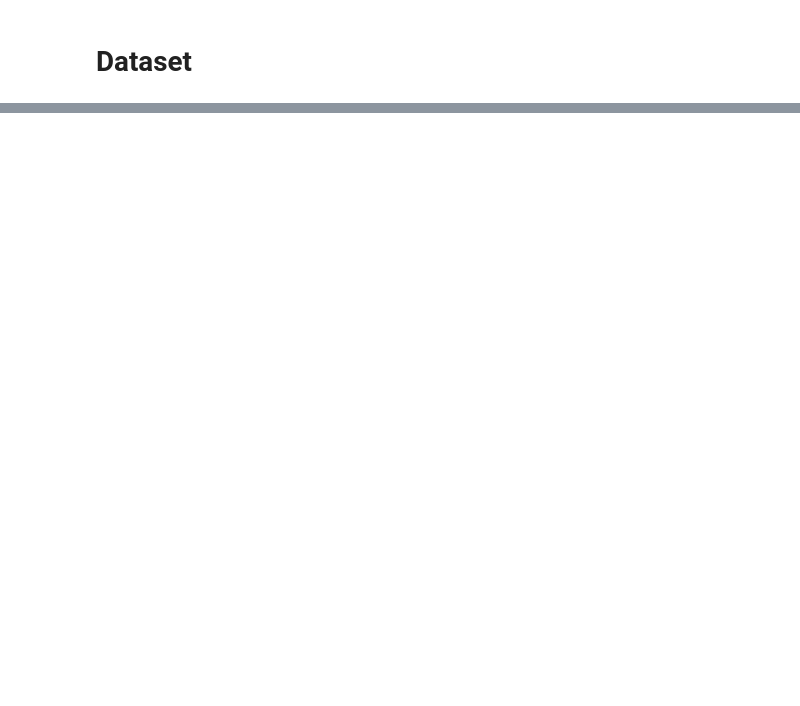
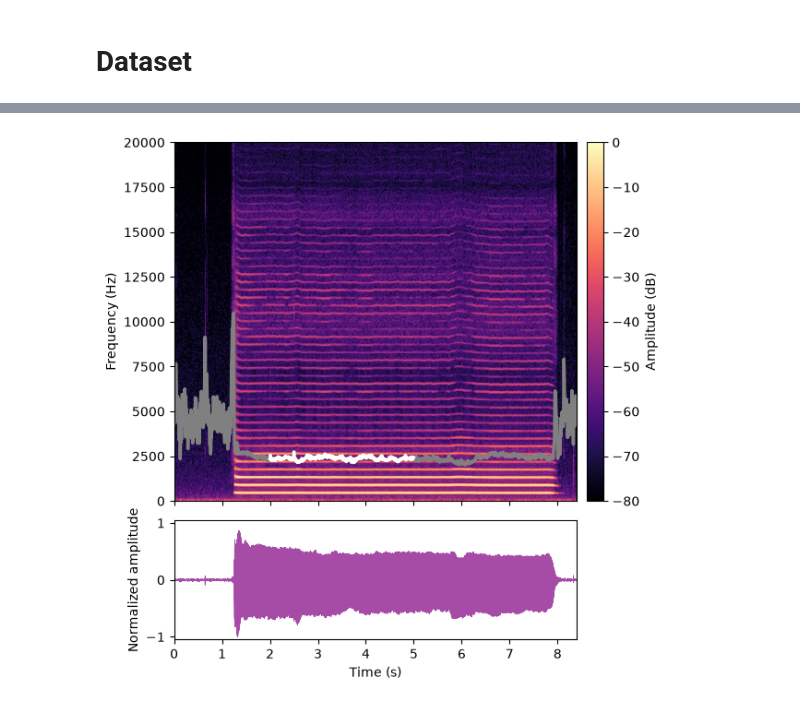
Before and after one commit to cabralgabriel/harmonica-timbre-analysis, a Jupyter notebook: notebooks/audio_processing.ipynb, the cells around one changed output, grey strips where cells are left out. Saved outputs shown, nothing was run; the diff lists cells and outputs as text; code cells hidden in the pictures; blank space fills up the shorter version.

```diff
--- a/notebooks/audio_processing.ipynb
+++ b/notebooks/audio_processing.ipynb
@@ -336,0 +474,17 @@ df
+# %%
+harp = 'C'
+note = 'A4'
+material = 'wood'
+method = 'bend'
+repetition = '5'
+
+audio_bend = getProcessedAudios(harp, note, material, method, repetition)
+stft = calcSTFT(audio_bend)
+
+mean_centroids, mean_centroid = calcMeanCentroid(stft)
+median_centroids, median_centroid = calcMedianCentroid(stft)
+logattacktime, attack_time = calcLogAttackTime(audio_bend)
+
+plotSpectrum(audio_bend, stft, mean_centroids, median_centroids)
+# %% [output]
+[figure, new version]
```
Also changed, not shown: parts of 25 cells of this notebook, 1 other file.
